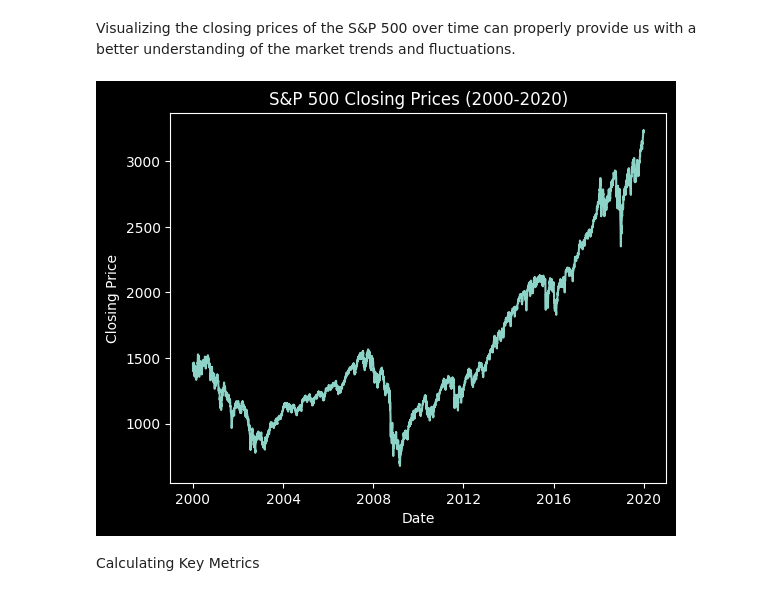
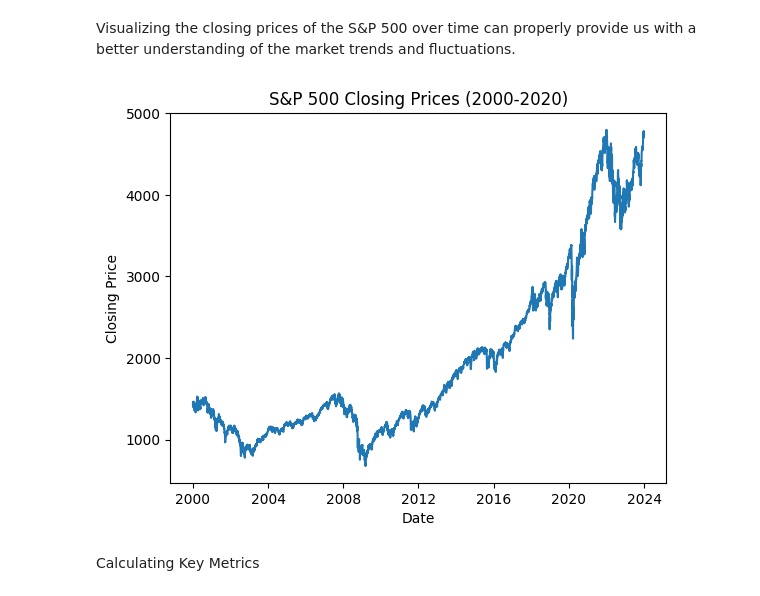
Before and after one commit to BlackPhosphorus/buying-the-dip, a Jupyter notebook: buyingdip.ipynb, the cells around one changed output. Drawn from its saved outputs; the diff is of its cells as text; code cells hidden in the pictures.

```diff
--- a/buyingdip.ipynb
+++ b/buyingdip.ipynb
@@ -21,7 +21,7 @@ SYMBOL = "^GSPC"
 PCT_THRESH = 20
 
 START = datetime.datetime(2000, 1, 1)
-END = datetime.datetime(2020, 1, 1)
+END = datetime.datetime(2024, 1, 1)
 YEARS = (END - START).days / 365.25
 # %% [markdown]
 ### Preparing Data
@@ -49,14 +49,13 @@ price.tail()
 Visualizing the closing prices of the S&P 500 over time can properly provide us with a better understanding of the market trends and fluctuations.
 # %%
 
-plt.style.use('dark_background')
 plt.plot(price.Close)
 plt.title('S&P 500 Closing Prices (2000-2020)')
 plt.xlabel('Date')
 plt.ylabel('Closing Price')
 plt.show()
 # %% [output]
-[figure, old version]
+[figure, new version]
 # %% [markdown]
 Calculating Key Metrics
 # %% [markdown]
```
Also changed, not shown: parts of 11 cells of this notebook.
